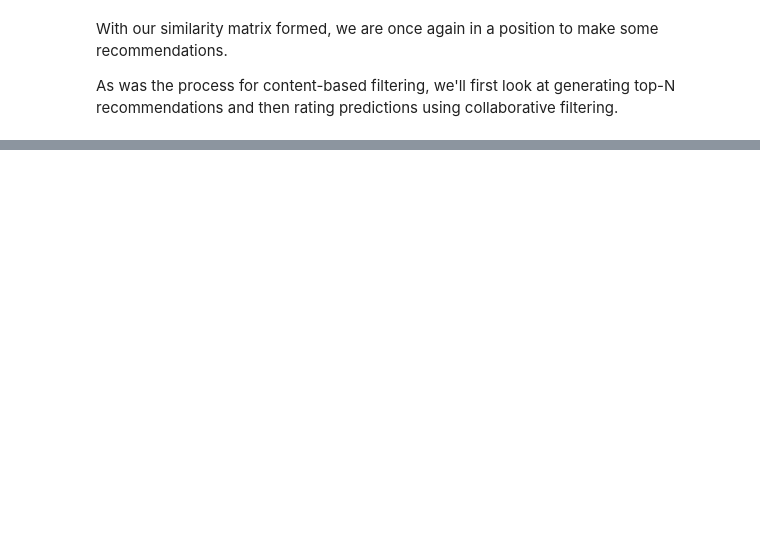
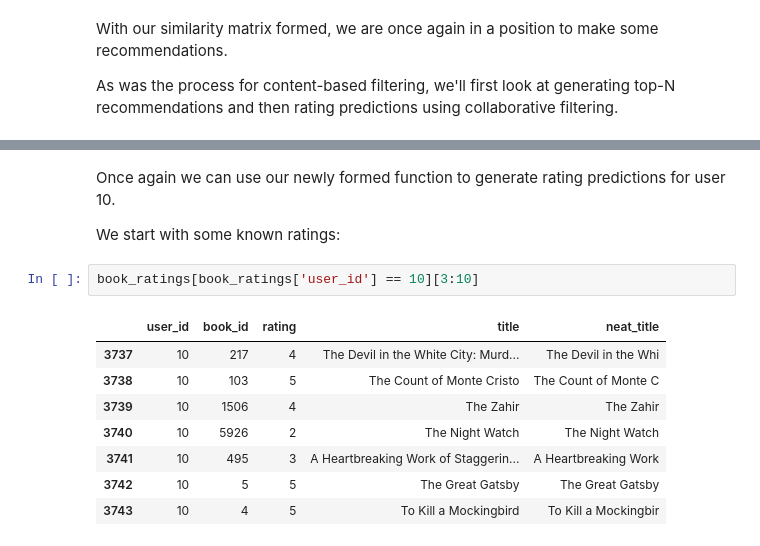
Before and after one commit to EbrahemHassan132/goodbooks-10k, a Jupyter notebook: Bulding_the_recommender_system.ipynb, the cells around one changed output, grey strips where cells are left out. Saved outputs shown, nothing was run; the diff lists cells and outputs as text; blank space fills up the shorter version.

Commit message:
Building the recommendation functions and evaluating the results

```diff
--- a/Bulding_the_recommender_system.ipynb
+++ b/Bulding_the_recommender_system.ipynb
@@ -535,0 +673,15 @@ As was the process for content-based filtering, we'll first look at generating t
+# %% [markdown]
+Once again we can use our newly formed function to generate rating predictions for user 10.
+
+We start with some known ratings:
+# %%
+book_ratings[book_ratings['user_id'] == 10][3:10]
+# %% [output]
+|  | user_id | book_id | rating | title | neat_title |
+| 3737 | 10 | 217 | 4 | The Devil in the White City: Murd... | The Devil in the Whi |
+| 3738 | 10 | 103 | 5 | The Count of Monte Cristo | The Count of Monte C |
+| 3739 | 10 | 1506 | 4 | The Zahir | The Zahir |
+| 3740 | 10 | 5926 | 2 | The Night Watch | The Night Watch |
+| 3741 | 10 | 495 | 3 | A Heartbreaking Work of Staggerin... | A Heartbreaking Work |
+| 3742 | 10 | 5 | 5 | The Great Gatsby | The Great Gatsby |
+| 3743 | 10 | 4 | 5 | To Kill a Mockingbird | To Kill a Mockingbir |
```
Also changed, not shown: parts of 25 cells of this notebook.
